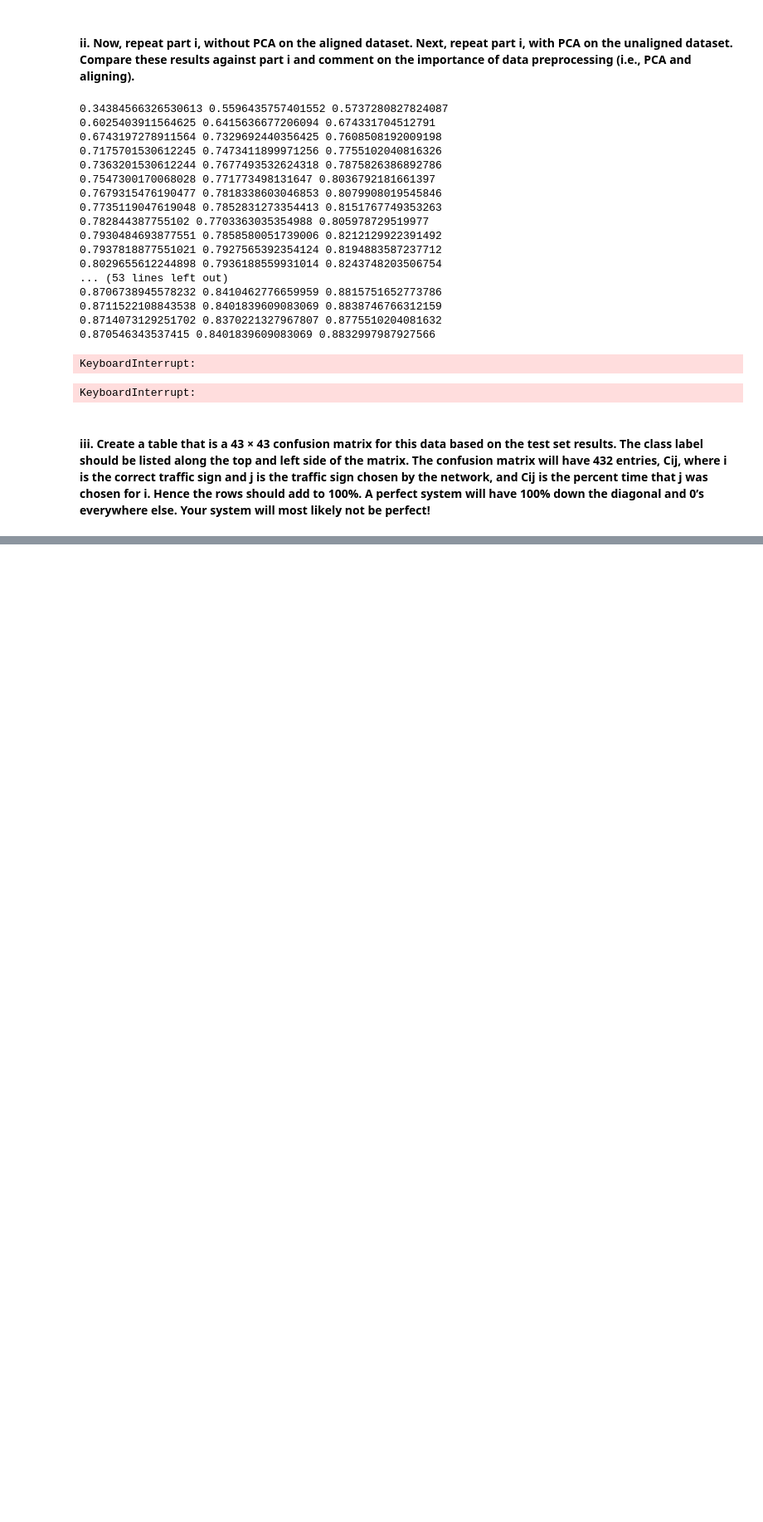
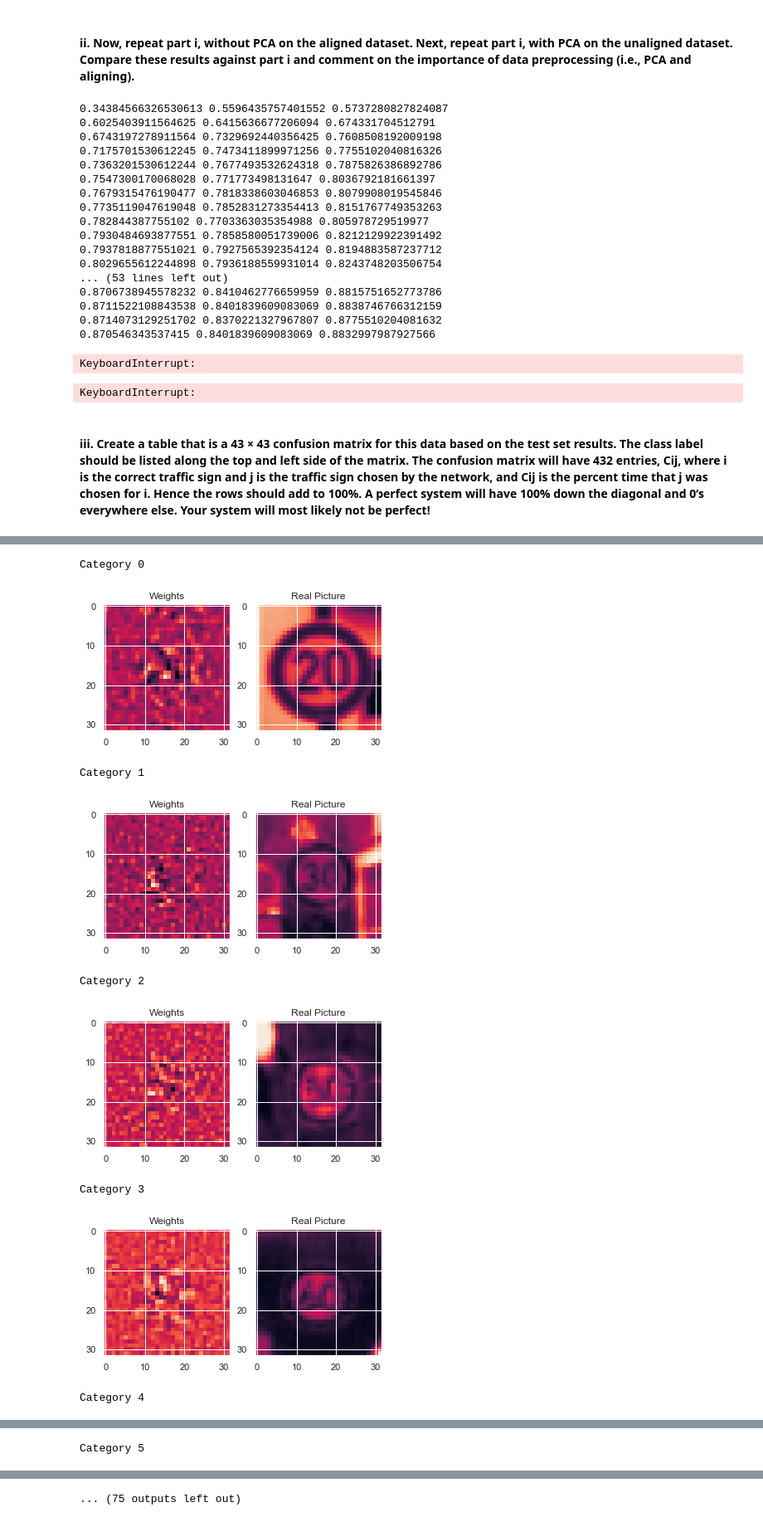
Before and after one commit to Achen112358/CSE251B, a Jupyter notebook: Homework1.ipynb, the cells around one changed output, grey strips where cells are left out. Shown at 83% size. Drawn from its saved outputs; the diff is of its cells as text; code cells hidden in the pictures; blank space fills up the shorter version.

```diff
--- a/Homework1.ipynb
+++ b/Homework1.ipynb
@@ -1087,0 +1081,39 @@ plt.show()
+# %%
+X = images_aligned.copy()
+y = labels_aligned.copy()
+
+weights = model.weights
+
+def tranform_weights(weight):
+    max_num = np.max(weight)
+    min_num = np.min(weight)
+
+    (weight - min_num) * 256 / (max_num - min_num)
+    return weight
+
+for i in range(43):
+    print("Category", i)
+    plt.figure()
+    plt.subplot(1, 2, 1)
+    weight1 = tranform_weights(weights[1:, i])
+    plt.imshow(weight1.reshape(32,32))
+    plt.title("Weights")
+
+    plt.subplot(1, 2, 2)
+    pic = X[y==i][0].reshape(32,32)
+    plt.imshow(pic)
+    plt.title("Real Picture")
+    plt.show()
+
+
+print("Look Similar, but a little blur. Since the model captures the main feature of this kind of picture.")
+# %% [output]
+Category 0
+[figure, added]
+Category 1
+[figure, added]
+Category 2
+[figure, added]
+Category 3
+[figure, added]
+Category 4
@@ -1087,0 +1121 @@ plt.show()
+Category 5
@@ -1087,0 +1123 @@ plt.show()
+... (75 outputs left out)
```
Also changed, not shown: parts of 18 cells of this notebook.
